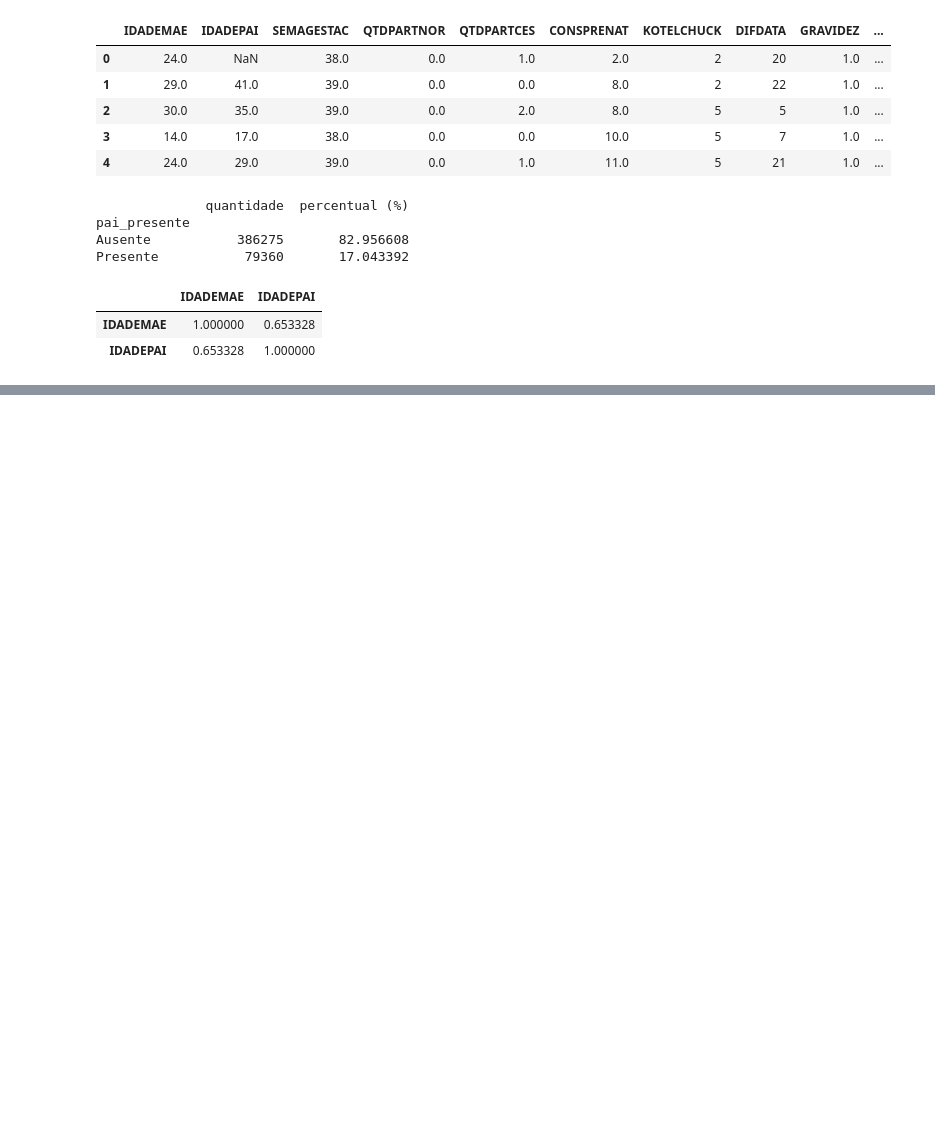
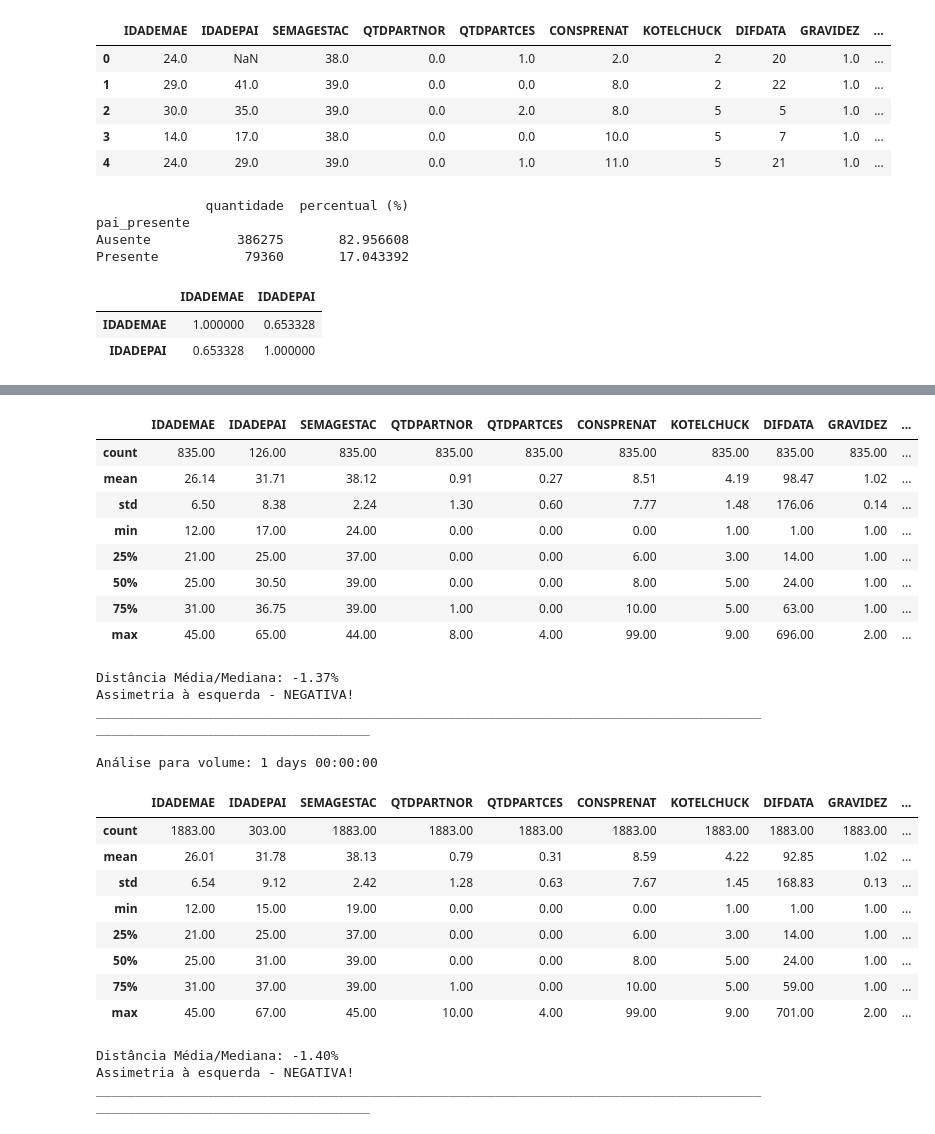
Before and after one commit to ViMirand/Projetos-e-Atividades-da-Faculdade, a Jupyter notebook: Projetos/Atividade - III.ipynb, the cells around one changed output, grey strips where cells are left out. Drawn from its saved outputs; the diff is of its cells as text; code cells hidden in the pictures; blank space fills up the shorter version.

```diff
--- a/Projetos/Atividade - III.ipynb
+++ b/Projetos/Atividade - III.ipynb
@@ -394,0 +503,5 @@ tabela_corr.round(2)
+# %%
+df_sem_datas = df_batch.select_dtypes(exclude=['object', 'datetime64'])
+
+meta = df_sem_datas.columns.tolist()
+meta
@@ -394,0 +520,26 @@ tabela_corr.round(2)
+# %%
+data_base = df_batch['DATA_HORA_NASC'].min() ##Pega a data mais antiga.
+# %%
+for tempo in intervalos_iniciais:
+    data_limite = data_base + tempo
+    df_incremento = df_batch[df_batch['DATA_HORA_NASC'] <= data_limite]
+
+    print(f"Análise para volume: {tempo}")
+    # Aqui você insere as análises da Aula 09:
+    display(df_incremento[meta].describe().round(2))
+
+    # Cálculo da "cauda" (distância média/mediana) como visto na aula
+    distancia = (df_incremento['PESO'].mean() - df_incremento['PESO'].median()) / df_incremento['PESO'].median() * 100
+    assimetria = ''
+    if (distancia > 0):
+        assimetria = 'Assimetria à direita - POSITIVA!'
+    elif(distancia < 0):
+        assimetria = 'Assimetria à esquerda - NEGATIVA!'
+    else:
+        assimetria = 'Simétrica'
+
+    print(f"Distância Média/Mediana: {distancia:.2f}%\n"
+          f'{assimetria}\n'
+          f'{'_'*120}\n'
+         )
+# %% [output]
@@ -394,0 +547,26 @@ tabela_corr.round(2)
+|  | IDADEMAE | IDADEPAI | SEMAGESTAC | QTDPARTNOR | QTDPARTCES | CONSPRENAT | KOTELCHUCK | DIFDATA | GRAVIDEZ | ... |
+| count | 835.00 | 126.00 | 835.00 | 835.00 | 835.00 | 835.00 | 835.00 | 835.00 | 835.00 | ... |
+| mean | 26.14 | 31.71 | 38.12 | 0.91 | 0.27 | 8.51 | 4.19 | 98.47 | 1.02 | ... |
+| std | 6.50 | 8.38 | 2.24 | 1.30 | 0.60 | 7.77 | 1.48 | 176.06 | 0.14 | ... |
+| min | 12.00 | 17.00 | 24.00 | 0.00 | 0.00 | 0.00 | 1.00 | 1.00 | 1.00 | ... |
+| 25% | 21.00 | 25.00 | 37.00 | 0.00 | 0.00 | 6.00 | 3.00 | 14.00 | 1.00 | ... |
+| 50% | 25.00 | 30.50 | 39.00 | 0.00 | 0.00 | 8.00 | 5.00 | 24.00 | 1.00 | ... |
+| 75% | 31.00 | 36.75 | 39.00 | 1.00 | 0.00 | 10.00 | 5.00 | 63.00 | 1.00 | ... |
+| max | 45.00 | 65.00 | 44.00 | 8.00 | 4.00 | 99.00 | 9.00 | 696.00 | 2.00 | ... |
+Distância Média/Mediana: -1.37%
+Assimetria à esquerda - NEGATIVA!
+________________________________________________________________________________________________________________________
+
+Análise para volume: 1 days 00:00:00
+|  | IDADEMAE | IDADEPAI | SEMAGESTAC | QTDPARTNOR | QTDPARTCES | CONSPRENAT | KOTELCHUCK | DIFDATA | GRAVIDEZ | ... |
+| count | 1883.00 | 303.00 | 1883.00 | 1883.00 | 1883.00 | 1883.00 | 1883.00 | 1883.00 | 1883.00 | ... |
+| mean | 26.01 | 31.78 | 38.13 | 0.79 | 0.31 | 8.59 | 4.22 | 92.85 | 1.02 | ... |
+| std | 6.54 | 9.12 | 2.42 | 1.28 | 0.63 | 7.67 | 1.45 | 168.83 | 0.13 | ... |
+| min | 12.00 | 15.00 | 19.00 | 0.00 | 0.00 | 0.00 | 1.00 | 1.00 | 1.00 | ... |
+| 25% | 21.00 | 25.00 | 37.00 | 0.00 | 0.00 | 6.00 | 3.00 | 14.00 | 1.00 | ... |
+| 50% | 25.00 | 31.00 | 39.00 | 0.00 | 0.00 | 8.00 | 5.00 | 24.00 | 1.00 | ... |
+| 75% | 31.00 | 37.00 | 39.00 | 1.00 | 0.00 | 10.00 | 5.00 | 59.00 | 1.00 | ... |
+| max | 45.00 | 67.00 | 45.00 | 10.00 | 4.00 | 99.00 | 9.00 | 701.00 | 2.00 | ... |
+Distância Média/Mediana: -1.40%
+Assimetria à esquerda - NEGATIVA!
+________________________________________________________________________________________________________________________
```
Also changed, not shown: parts of 13 cells of this notebook.
